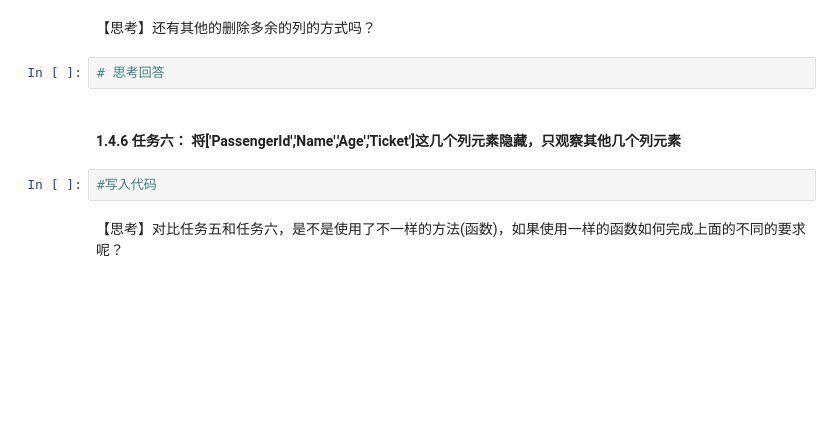
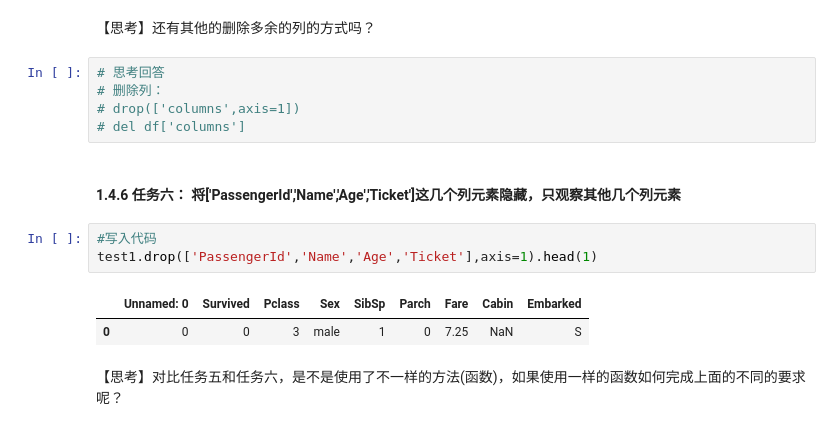
Before and after one commit to jaling9/hands-on-data-analysis, a Jupyter notebook: 第一单元项目集合/第一章：第二节pandas基础-课程.ipynb, the cells around one changed output. Saved outputs shown, nothing was run; the diff lists cells and outputs as text; blank space fills up the shorter version.

```diff
--- a/第一单元项目集合/第一章：第二节pandas基础-课程.ipynb
+++ b/第一单元项目集合/第一章：第二节pandas基础-课程.ipynb
@@ -150,11 +182,18 @@ Name: Cabin, Length: 891, dtype: object
 # %% [markdown]
 【思考】还有其他的删除多余的列的方式吗？
-# %%
-# 思考回答
+# %%
+# 思考回答
+# 删除列：
+# drop(['columns',axis=1])
+# del df['columns']
 # %% [markdown]
 #### 1.4.6 任务六： 将['PassengerId','Name','Age','Ticket']这几个列元素隐藏，只观察其他几个列元素
-# %%
-#写入代码
+# %%
+#写入代码
+test1.drop(['PassengerId','Name','Age','Ticket'],axis=1).head(1)
+# %% [output]
+|  | Unnamed: 0 | Survived | Pclass | Sex | SibSp | Parch | Fare | Cabin | Embarked |
+| 0 | 0 | 0 | 3 | male | 1 | 0 | 7.25 | NaN | S |
 # %% [markdown]
 【思考】对比任务五和任务六，是不是使用了不一样的方法(函数)，如果使用一样的函数如何完成上面的不同的要求呢？
 # %% [markdown]
```
Also changed, not shown: parts of 20 cells of this notebook, 2 other files.
